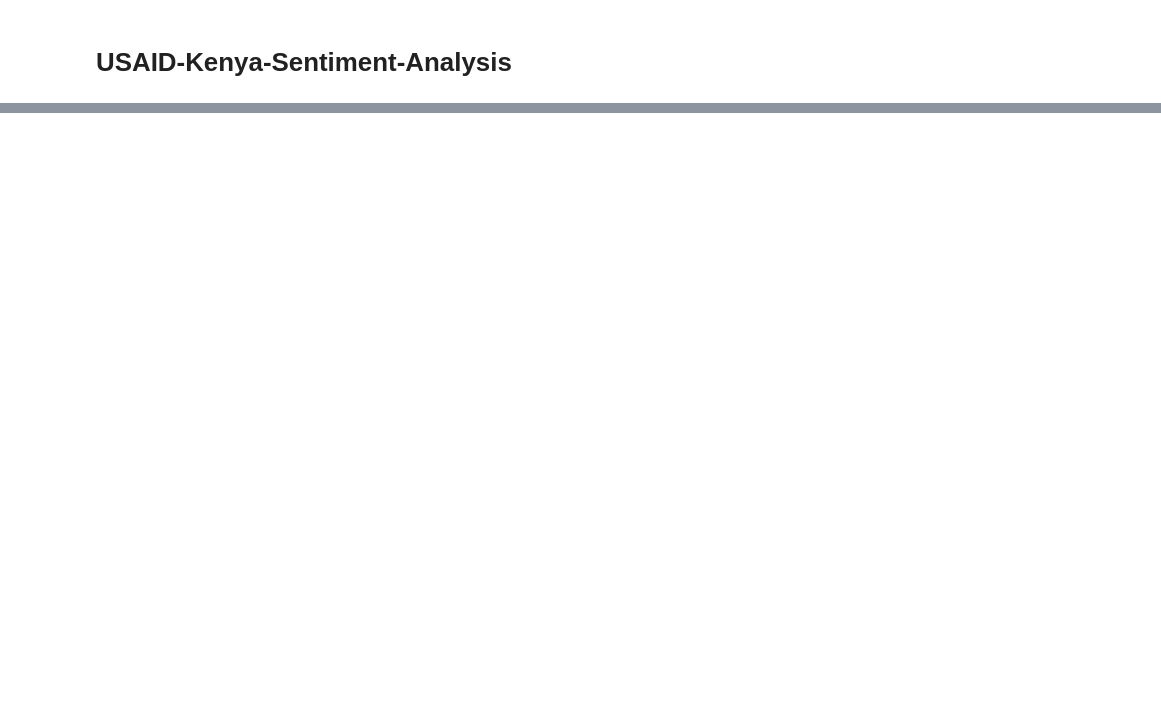
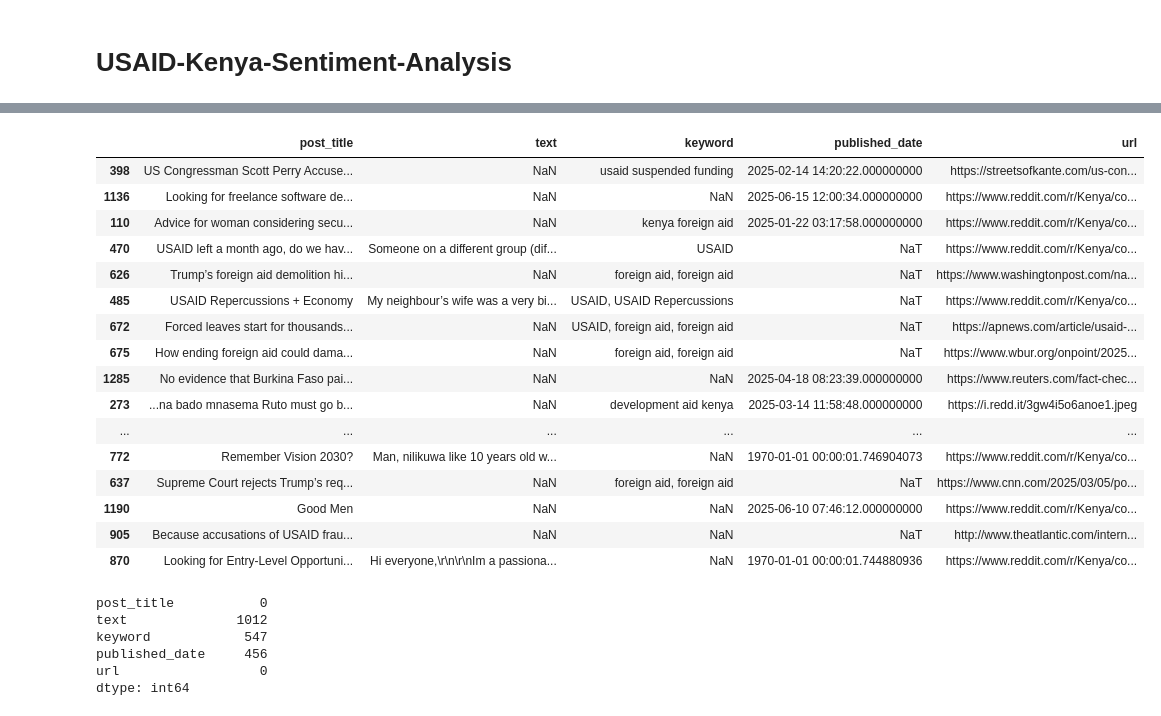
Before and after one commit to L-N-E0/USAID-Kenya-Sentiment-Analysis, a Jupyter notebook: notebooks/Cess.ipynb, the cells around one changed output, grey strips where cells are left out. Saved outputs shown, nothing was run; the diff lists cells and outputs as text; code cells hidden in the pictures; blank space fills up the shorter version.

Commit message:
updating merged reddit csv data

```diff
--- a/notebooks/Cess.ipynb
+++ b/notebooks/Cess.ipynb
@@ -235,0 +101,2 @@ reddit_df3.head()
+# %%
+folder_path = 'C:/Users/hp/Desktop/DATA NEXUS PROJECTS/USAID-Kenya-Sentiment-Analysis/data/raw/reddit_data'
@@ -235,0 +105,3 @@ reddit_df3.head()
+# %%
+csv_files = glob.glob(os.path.join(folder_path, '*.csv'))
+csv_files
@@ -235,0 +119,10 @@ reddit_df3.head()
+# %%
+all_dfs = []
+
+for file in csv_files:
+    df = pd.read_csv(file)
+    df['source_file'] = os.path.basename(file)
+    all_dfs.append(df)
+
+combined_df = pd.concat(all_dfs, ignore_index=True)
+combined_df.head()
@@ -235,0 +171,10 @@ reddit_df3.head()
+# %%
+# Drop all columns except the ones required
+final_df = combined_df[['title', 'text', 'keyword', 'created_utc', 'url']].copy()
+
+# Rename columns and convert date
+final_df.rename(columns={'title': 'post_title', 'created_utc': 'published_date'}, inplace=True)
+final_df['published_date'] = pd.to_datetime(final_df['published_date'], errors='coerce')
+
+# Preview
+final_df.head()
@@ -235,0 +188,29 @@ reddit_df3.head()
+# %%
+final_df.sample(20)
+# %% [output]
+|  | post_title | text | keyword | published_date | url |
+| 398 | US Congressman Scott Perry Accuse... | NaN | usaid suspended funding | 2025-02-14 14:20:22.000000000 | https://streetsofkante.com/us-con... |
+| 1136 | Looking for freelance software de... | NaN | NaN | 2025-06-15 12:00:34.000000000 | https://www.reddit.com/r/Kenya/co... |
+| 110 | Advice for woman considering secu... | NaN | kenya foreign aid | 2025-01-22 03:17:58.000000000 | https://www.reddit.com/r/Kenya/co... |
+| 470 | USAID left a month ago, do we hav... | Someone on a different group (dif... | USAID | NaT | https://www.reddit.com/r/Kenya/co... |
+| 626 | Trump’s foreign aid demolition hi... | NaN | foreign aid, foreign aid | NaT | https://www.washingtonpost.com/na... |
+| 485 | USAID Repercussions + Economy | My neighbour’s wife was a very bi... | USAID, USAID Repercussions | NaT | https://www.reddit.com/r/Kenya/co... |
+| 672 | Forced leaves start for thousands... | NaN | USAID, foreign aid, foreign aid | NaT | https://apnews.com/article/usaid-... |
+| 675 | How ending foreign aid could dama... | NaN | foreign aid, foreign aid | NaT | https://www.wbur.org/onpoint/2025... |
+| 1285 | No evidence that Burkina Faso pai... | NaN | NaN | 2025-04-18 08:23:39.000000000 | https://www.reuters.com/fact-chec... |
+| 273 | ...na bado mnasema Ruto must go b... | NaN | development aid kenya | 2025-03-14 11:58:48.000000000 | https://i.redd.it/3gw4i5o6anoe1.jpeg |
+| ... | ... | ... | ... | ... | ... |
+| 772 | Remember Vision 2030? | Man, nilikuwa like 10 years old w... | NaN | 1970-01-01 00:00:01.746904073 | https://www.reddit.com/r/Kenya/co... |
+| 637 | Supreme Court rejects Trump’s req... | NaN | foreign aid, foreign aid | NaT | https://www.cnn.com/2025/03/05/po... |
+| 1190 | Good Men | NaN | NaN | 2025-06-10 07:46:12.000000000 | https://www.reddit.com/r/Kenya/co... |
+| 905 | Because accusations of USAID frau... | NaN | NaN | NaT | http://www.theatlantic.com/intern... |
+| 870 | Looking for Entry-Level Opportuni... | Hi everyone,\r\n\r\nIm a passiona... | NaN | 1970-01-01 00:00:01.744880936 | https://www.reddit.com/r/Kenya/co... |
+# %%
+final_df.isna().sum() #check for missing values
+# %% [output]
+post_title           0
+text              1012
+keyword            547
+published_date     456
+url                  0
+dtype: int64
```
Also changed, not shown: parts of 39 cells of this notebook, 2 other files.
